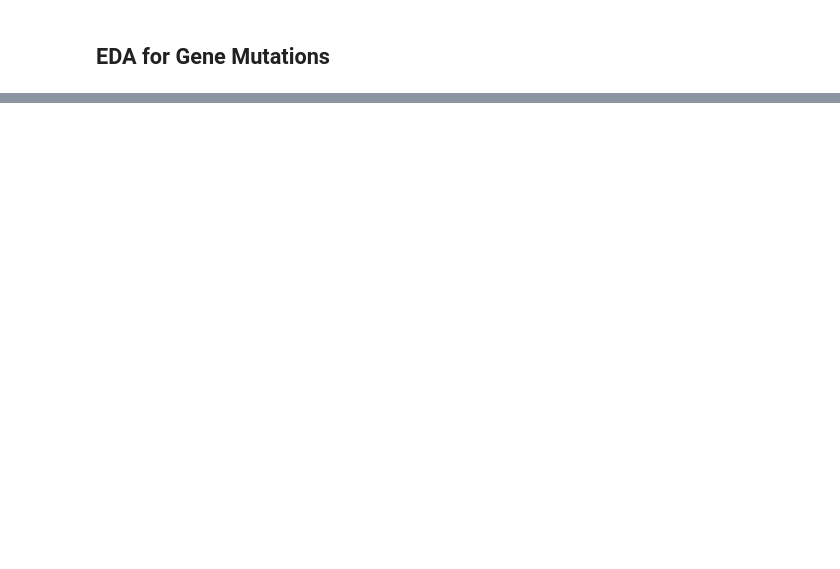
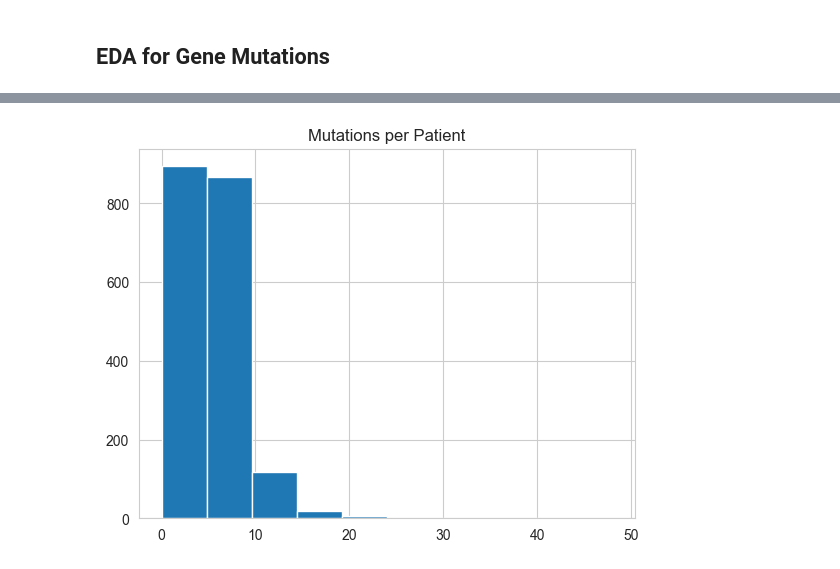
Before and after one commit to emilylongmire/STA4365-Final-Project, a Jupyter notebook: EDA.ipynb, the cells around one changed output, grey strips where cells are left out. Saved outputs shown, nothing was run; the diff lists cells and outputs as text; code cells hidden in the pictures; blank space fills up the shorter version.

```diff
--- a/EDA.ipynb
+++ b/EDA.ipynb
@@ -454,0 +483,3 @@ plt.show()
+# %%
+mutations_per_patient = mutation_mask.sum(axis=1)
+mutations_per_patient.describe()
@@ -454,0 +496,6 @@ plt.show()
+# %%
+mutations_per_patient.hist()
+plt.title("Mutations per Patient")
+plt.show()
+# %% [output]
+[figure, added]
```
Also changed, not shown: parts of 12 cells of this notebook, 4 other files.
